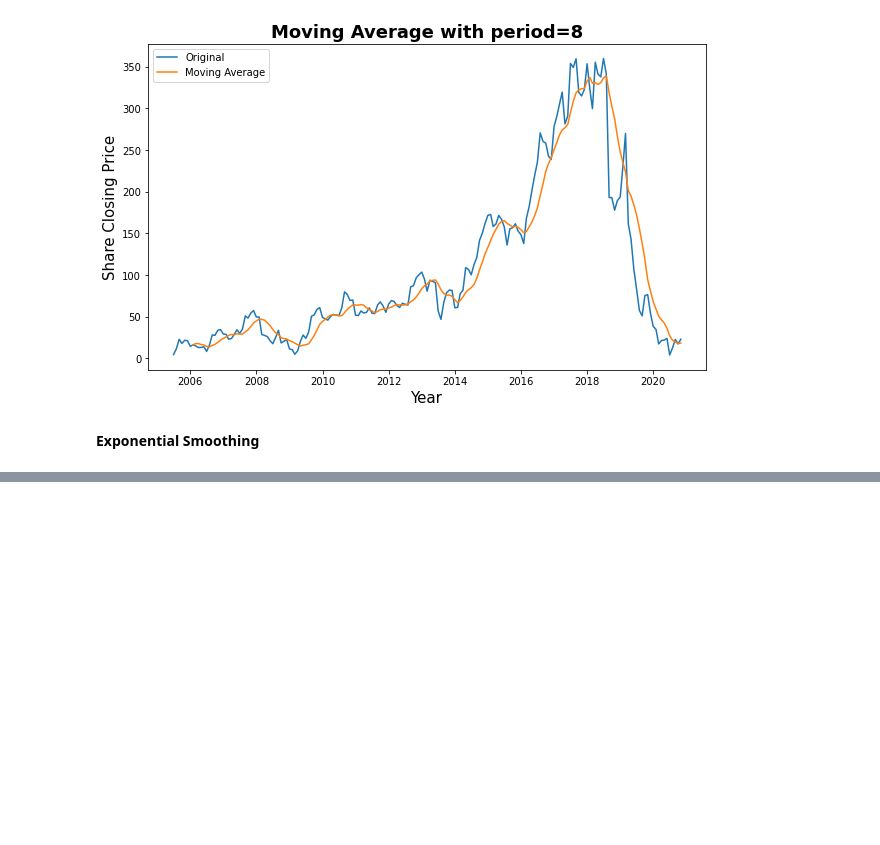
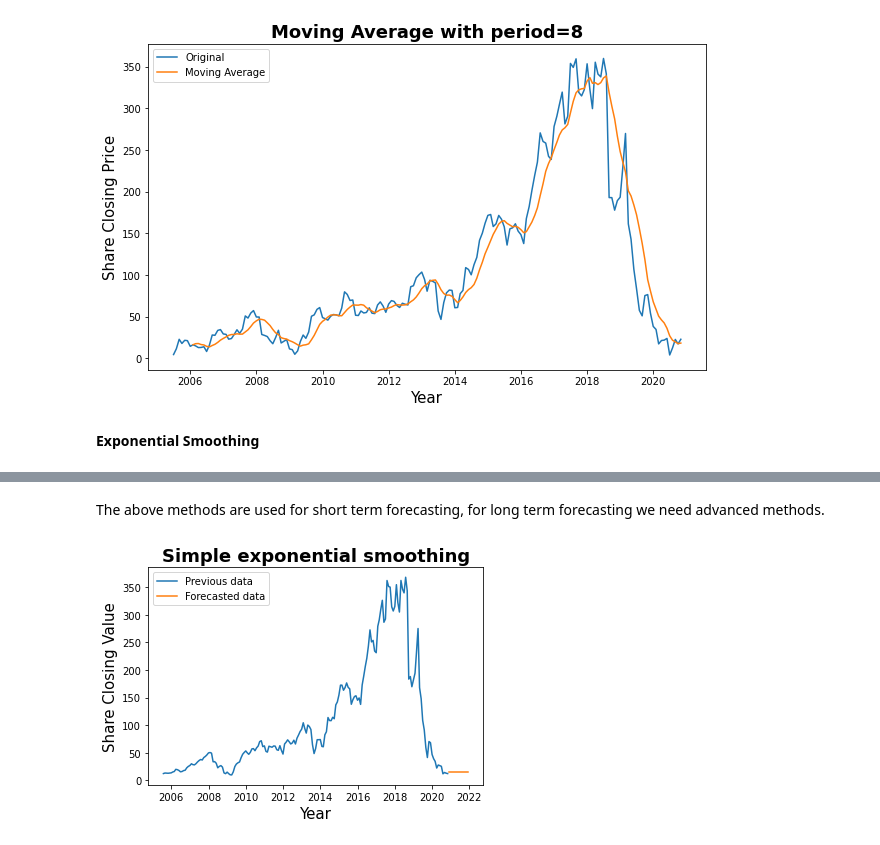
Before and after one commit to sudeep-009/Share-Price-Prediction, a Jupyter notebook: StockMarketPricePrediction.ipynb, the cells around one changed output, grey strips where cells are left out. Cells and saved outputs as stored; diff of their text form; code cells hidden in the pictures; blank space fills up the shorter version.

```diff
--- a/StockMarketPricePrediction.ipynb
+++ b/StockMarketPricePrediction.ipynb
@@ -244,0 +261,10 @@ plt.show()
+# %%
+# forecasting using exponential smoothing depends upon the most recent observed value and the past estimated values
+from statsmodels.tsa.holtwinters import SimpleExpSmoothing
+from sklearn.metrics import mean_squared_error
+
+for i in range(1, 11):
+    model = SimpleExpSmoothing(monthly_end.iloc[:184]).fit(smoothing_level=i/10, optimized=False)
+    forecasted_val = np.round(model.forecast(1)[0], 2)
+    print('alpha = ', i/10, '| Forecasted value: ', forecasted_val,
+          '| MSE: ', np.round(mean_squared_error(np.array([monthly_end.iloc[184]]), np.array([forecasted_val])), 2))
@@ -244,0 +282,13 @@ plt.show()
+# %%
+import scipy as sp
+# Function to find optimum value of alpha
+def optimum_alpha(x):
+    model = SimpleExpSmoothing(monthly_end.iloc[:184]).fit(smoothing_level=x, optimized = False)
+    forecasted_val = np.round(model.forecast(1)[0], 2)
+    mse = np.round(mean_squared_error(np.array([monthly_end.iloc[184]]), np.array([forecasted_val])), 2)
+    print('alpha: ', np.round(x[0], 5), 'MSE: ', mse)
+    return mse
+optimum_alpha_result = sp.optimize.fmin(optimum_alpha, x0=1)
+if optimum_alpha_result < 0:
+    optimum_alpha_result = 0.001 # Least value, you can perform further optimization to improve it
+optimum_alpha_result
@@ -244,0 +314,8 @@ plt.show()
+# %%
+model = SimpleExpSmoothing(monthly_end.iloc[:184]).fit(smoothing_level=optimum_alpha_result, optimized = False)
+forecasted_val = np.round(model.forecast(1)[0], 2)
+mse = np.round(mean_squared_error(np.array([monthly_end.iloc[184]]), np.array([forecasted_val])), 2)
+print('Alpha: ', optimum_alpha_result[0],
+      '\nActual value: ', monthly_end.iloc[184],
+      '\nForecasted value: ', np.round(forecasted_val).astype(int),
+      '\nMean Squared Error: ', mse)
@@ -244,0 +329,3 @@ plt.show()
+# %%
+forecasted_data=np.round(model.forecast(13)).astype(int)
+forecasted_data
@@ -244,0 +347,13 @@ plt.show()
+# %% [markdown]
+The above methods are used for short term forecasting, for long term forecasting we need advanced methods.
+# %%
+# Visualizing the forecasted value
+plt.plot(monthly_end.iloc[:184], label='Previous data')
+plt.plot(forecasted_data, label='Forecasted data')
+plt.xlabel('Year', fontsize=15)
+plt.ylabel('Share Closing Value', fontsize=15)
+plt.title('Simple exponential smoothing', weight='bold', fontsize=18)
+plt.legend()
+plt.show()
+# %% [output]
+[figure, added]
```
Also changed, not shown: parts of 6 cells of this notebook.
